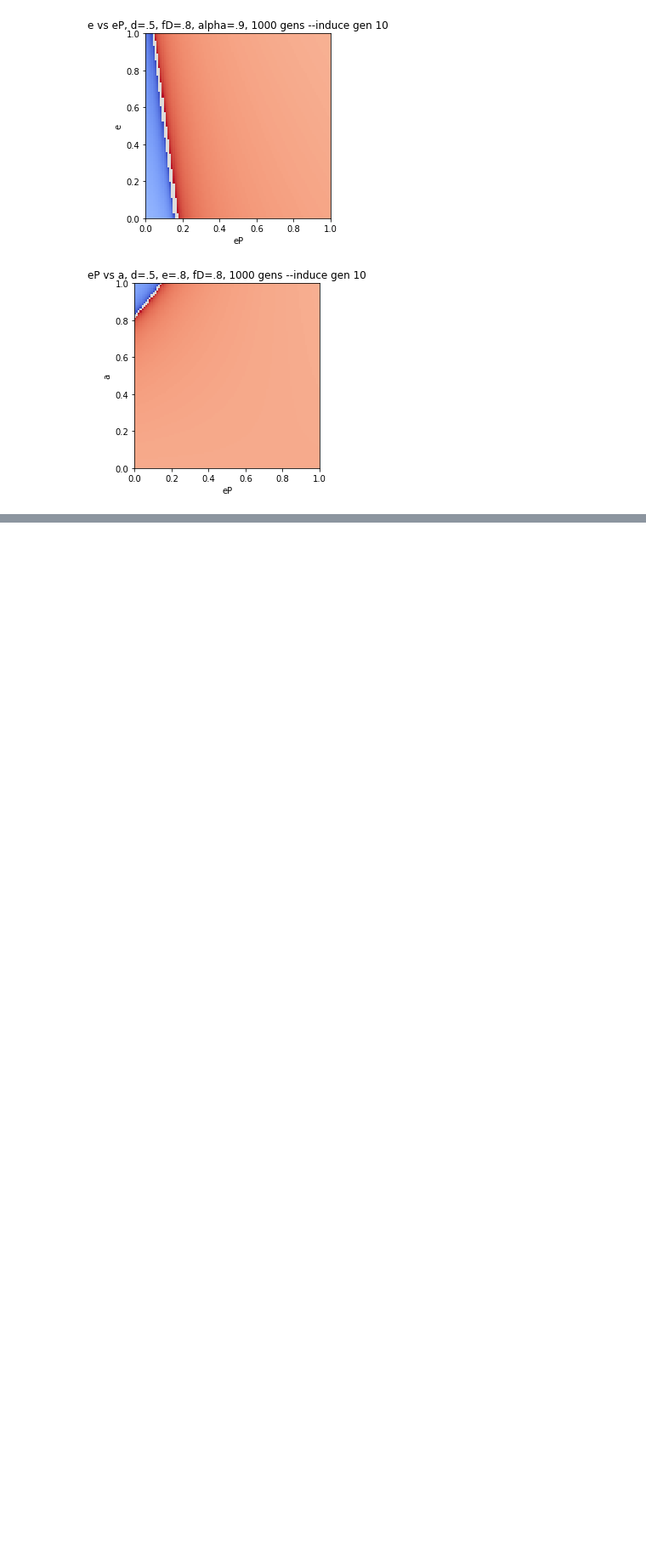
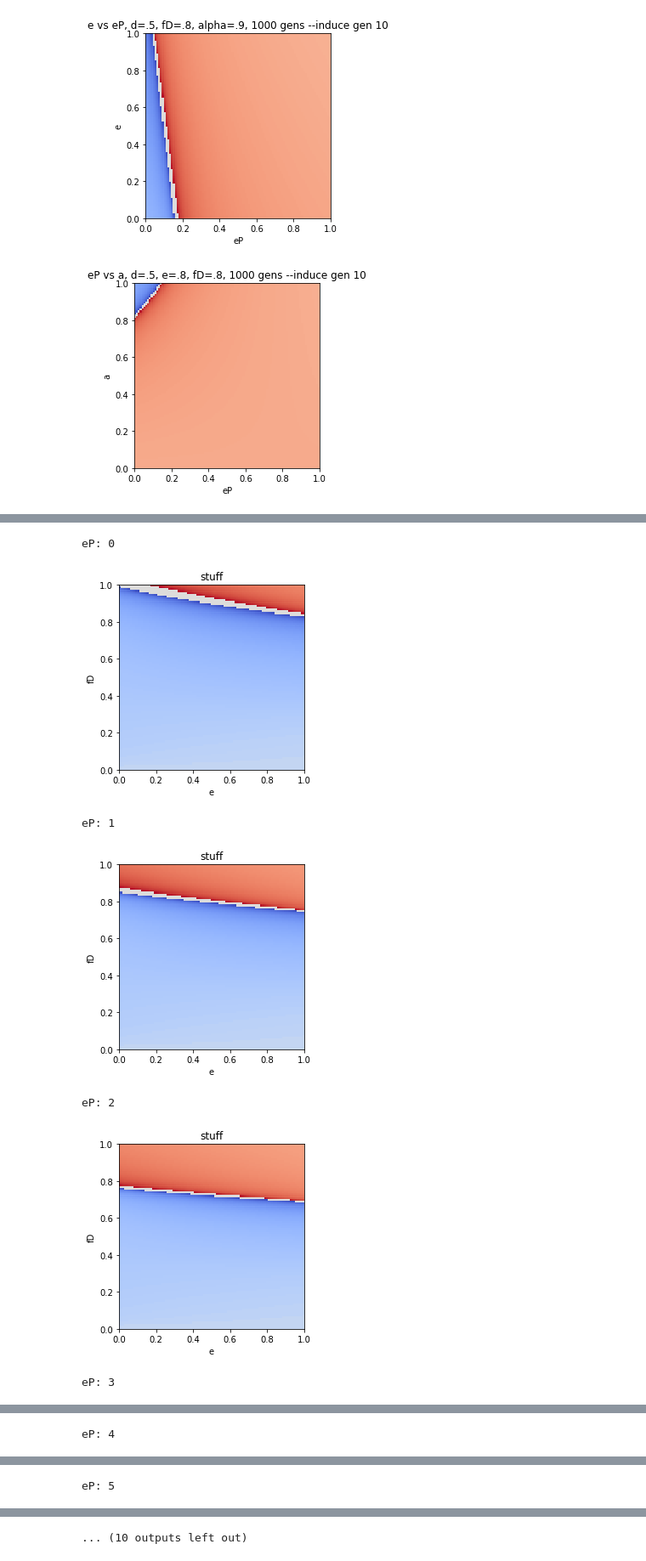
Before and after one commit to mgheffel/CRISPR-Gene-Drive-Population-Model, a Jupyter notebook: AlleleInducibleE.ipynb, the cells around one changed output, grey strips where cells are left out. Shown: that part at 85% size. Cells and saved outputs as stored; diff of their text form; code cells hidden in the pictures; blank space fills up the shorter version.

```diff
--- a/AlleleInducibleE.ipynb
+++ b/AlleleInducibleE.ipynb
@@ -367,0 +368,29 @@ x=e, y=f, z=eP
+# %%
+ePs=[0,.1,.2,.3,.4,.5,.6,.7,.8,.9,1]
+for ePi in range(len(ePs)):
+    print('eP: '+str(ePi))
+    eP=ePs[ePi]
+    xVals=np.arange(0,1.01,.01)
+    yVals=np.arange(0,1.01,.01)
+    X,Y=np.meshgrid(xVals,yVals)
+    Z=np.zeros((len(xVals),len(yVals)))
+    #run 2D sim e vs f
+    for xIndex in range(len(xVals)):
+        #x is e
+        #print('e: '+str(xVals[xIndex]))
+        for yIndex in range(len(yVals)):
+            #y is f
+            simData={'qW':.999,'qD':.001,'fW':1,'fD':yVals[yIndex],'h':.5,'e':xVals[xIndex],'eP':eP,'a':.9,'generations':1000,'induceStart':10}
+            simData['fH']=(simData['fW']+simData['fD'])/2
+
+            takeover=run_simulation_iE(simData)
+            Z[yIndex,xIndex]=takeover
+    model_3D(X,Y,Z,'e','fD','stuff')
+# %% [output]
+eP: 0
+[figure, added]
+eP: 1
+[figure, added]
+eP: 2
+[figure, added]
+eP: 3
@@ -367,0 +398 @@ x=e, y=f, z=eP
+eP: 4
@@ -367,0 +400 @@ x=e, y=f, z=eP
+eP: 5
@@ -367,0 +402 @@ x=e, y=f, z=eP
+... (10 outputs left out)
```
Also changed, not shown: parts of 4 cells of this notebook.
